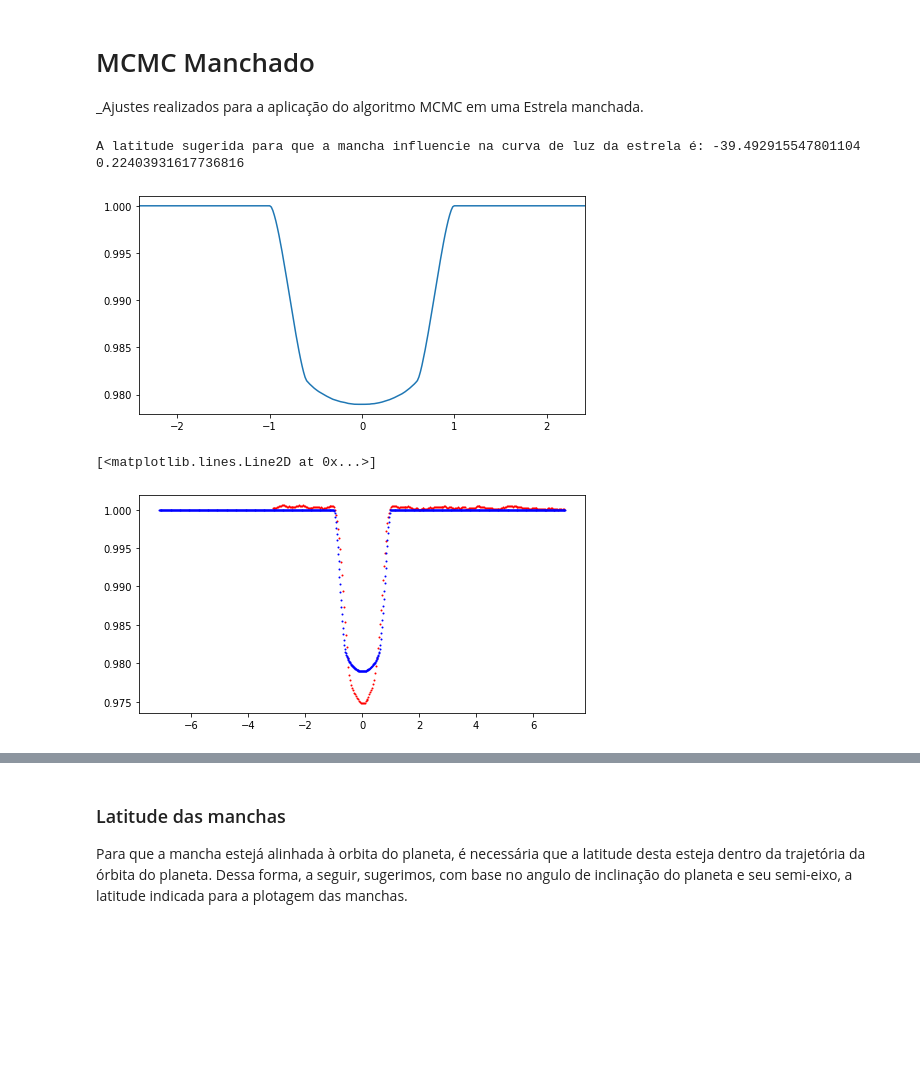
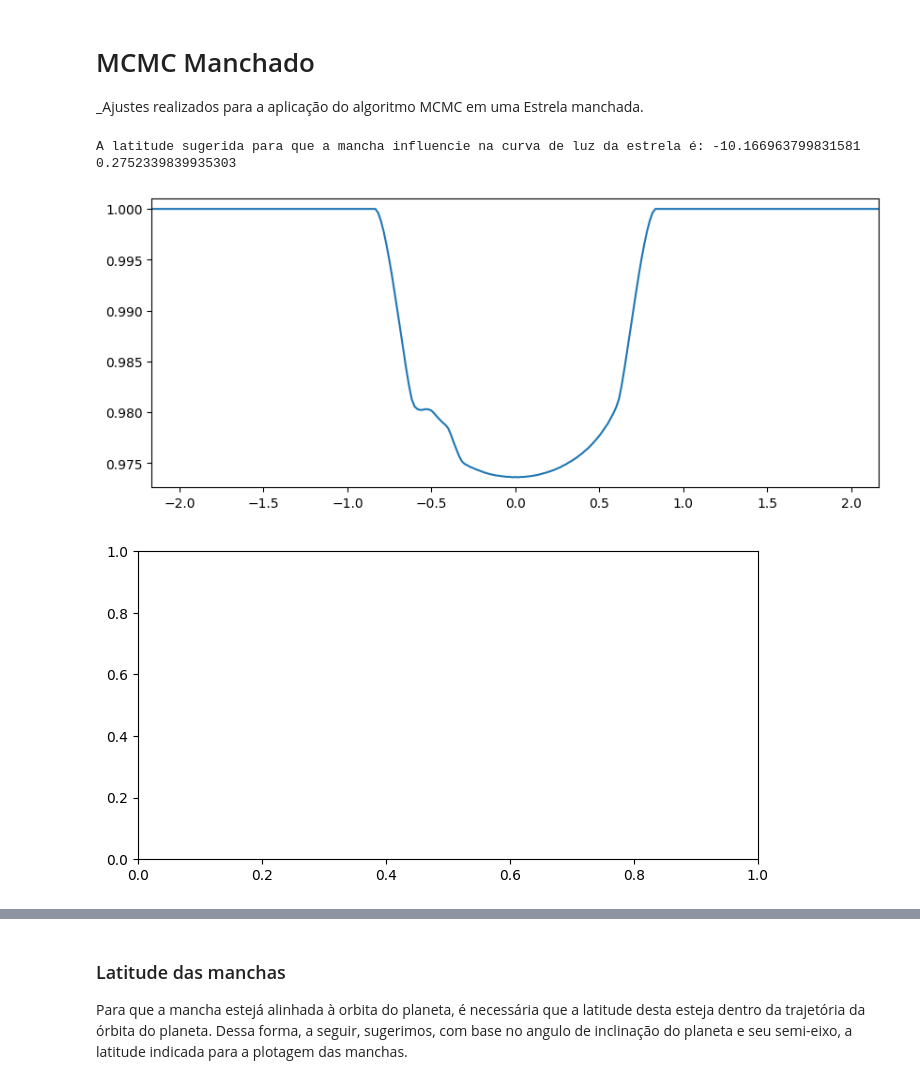
Before and after one commit to Transit-Model-CRAAM/eclipse-model-CME, a Jupyter notebook: Eclipse/main.ipynb, the cells around one changed output, grey strips where cells are left out. Drawn from its saved outputs; the diff is of its cells as text; code cells hidden in the pictures; blank space fills up the shorter version.

Commit message:
fix: corrigir mcmc manchado

```diff
--- a/Eclipse/main.ipynb
+++ b/Eclipse/main.ipynb
@@ -194,65 +192,53 @@ torus_height = 100 #a
 # MCMC Manchado
 _Ajustes realizados para a aplicação do algoritmo MCMC em uma Estrela manchada.
 # %%
-raio_mancha = 0.05
+raio_mancha = 0.08
 intensidade = 0.5
-latitude = -30.79
-longitude = 40
+latitude = -13
+longitude = -40
 
 mancha = Estrela.Mancha(intensidade, raio_mancha, latitude, longitude)
 # %%
 # Parâmetros resultados no primeiro mcmc (Sem manchas)
-u1 = 7.90302054e-01
-u2 = 8.28330399e-02
-semi_eixo_UA = 2.45788752e-02
-angulo_inclinacao = 8.79555241e+01
-raio_plan_Jup = 1.37301869e+00
-
-# u1 = 0.377
-# u2 = 0.024
-# semi_eixo_UA = 0.031
-# angulo_inclinacao = 85.51 #em graus
-# raio_plan_Jup = 1.138
+u1 = 0.50
+u2 = 0.11
+semi_eixo_UA = 0.02
+angulo_inclinacao = 88.07
+raio_plan_Jup = 1.18
 
 rsun = 0.805
-periodo = 2.219 # em dias
-raioStar, raioPlanetaRstar, semiEixoRaioStar = converte(rsun,raio_plan_Jup,semi_eixo_UA)
+periodo = 1 # em dias
+# raioStar, raioPlanetaRstar, semiEixoRaioStar = converte(rsun,raioPlanJup,semiEixoUA)
 
-# Adicionando manchas na estrela
-estrela_= Estrela(373, rsun, 240., u1, u2, 856)
+estrela_ = Estrela(373, rsun, 240., u1, u2, 856)
 estrela_.addMancha(mancha)
-
+estrela_.criaEstrelaManchada()
 
 Nx = estrela_.getNx()
 Ny = estrela_.getNy()
 raioEstrelaPixel = estrela_.getRaioStar()
 
-# Criando planeta
-ecc = 0 # excentricidade
-anomalia = 0 # anomalia
-mass_planeta = 1.138 #em relacao ao R de jupiter
+# estrelaManchada = estrela_.getEstrela()
 
 planeta_= Planeta(semi_eixo_UA, raio_plan_Jup, periodo, angulo_inclinacao, ecc, anomalia, estrela_.getRaioSun(), mass_planeta)
 
-# Criando eclipse
+# eclipse = Eclipse(Nx,Ny,raioEstrelaPixel,estrelaManchada)
 eclipse = Eclipse(Nx, Ny, raioEstrelaPixel, estrela_, planeta_)
+eclipse.setTempoHoras(1.)
+
 latsugerida = eclipse.calculaLatMancha()
 
 estrela_matriz = estrela_.getMatrizEstrela()
 eclipse.setEstrela(estrela_matriz)
 
 eclipse.setTempoHoras(1)
 eclipse.criarEclipse(cme = False, anim = False)
 
 ### Plotagem de resultados ####
 plt.rcParams['figure.figsize']= 8, 4
 graf1,ax = plt.subplots()
-
-ax.plot(time_phased, smoothed_LC, "r.", ms = 2)
-ax.plot(ts_model, eclipse.getCurvaLuz(), "b.", ms = 2)
 # %% [output]
-A latitude sugerida para que a mancha influencie na curva de luz da estrela é: -39.492915547801104
-0.22403931617736816
+A latitude sugerida para que a mancha influencie na curva de luz da estrela é: -10.166963799831581
+0.2752339839935303
-[figure, old version]
+[figure, new version]
-[<matplotlib.lines.Line2D at 0x...>]
-[figure, old version]
+[figure, new version]
```
Also changed, not shown: parts of 17 cells of this notebook, 1 other file.
